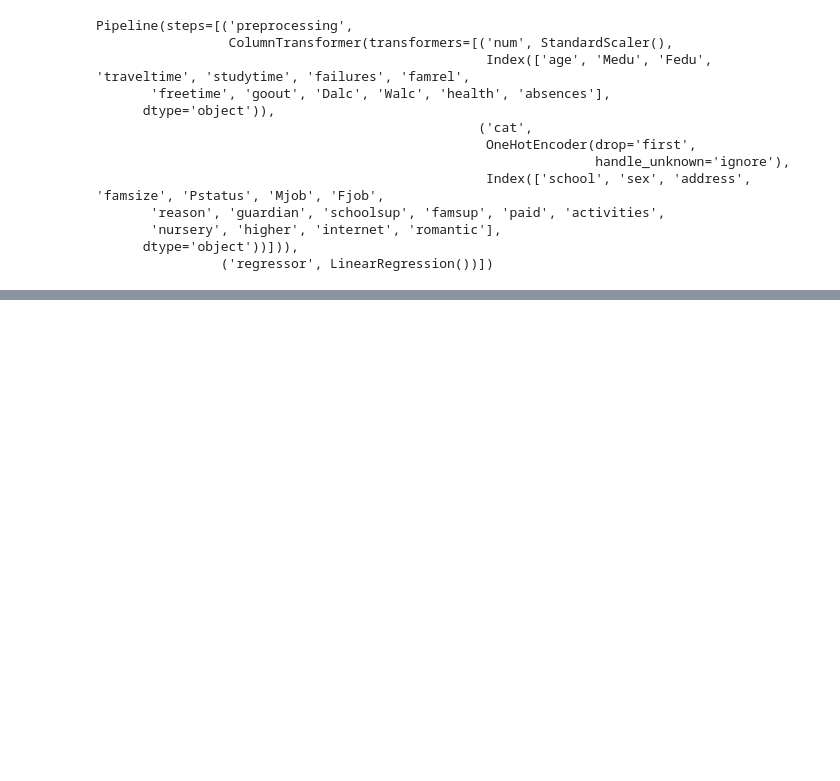
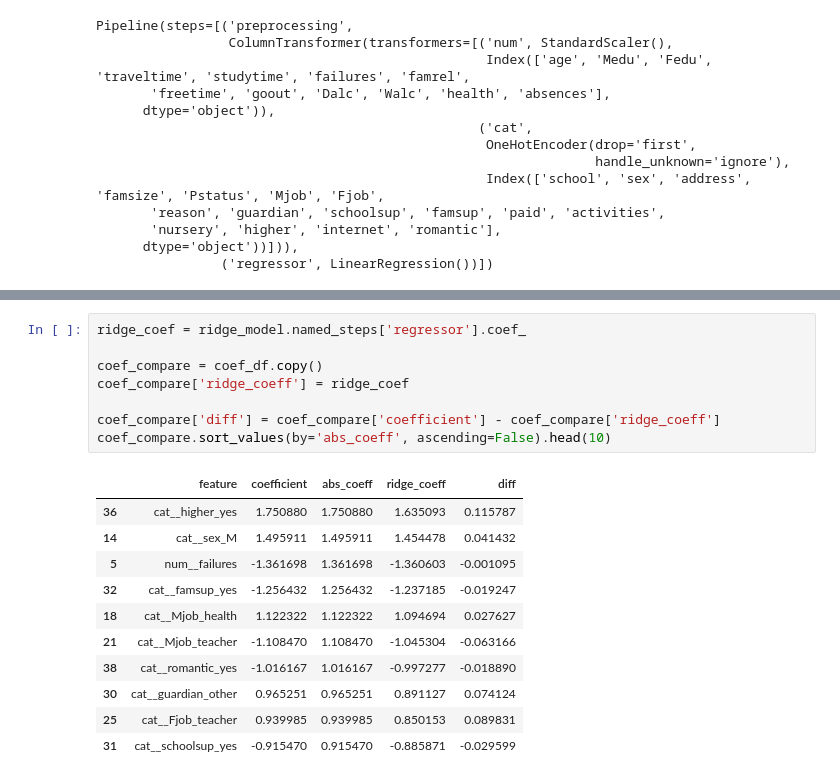
Before and after one commit to Fantom-1/ML-Diaries, a Jupyter notebook: MLDiaries04_StudentPerformance/student_performance.ipynb, the cells around one changed output, grey strips where cells are left out. Drawn from its saved outputs; the diff is of its cells as text; blank space fills up the shorter version.

```diff
--- a/MLDiaries04_StudentPerformance/student_performance.ipynb
+++ b/MLDiaries04_StudentPerformance/student_performance.ipynb
@@ -182,0 +312,20 @@ Pipeline(steps=[('preprocessing',
+# %%
+ridge_coef = ridge_model.named_steps['regressor'].coef_
+
+coef_compare = coef_df.copy()
+coef_compare['ridge_coeff'] = ridge_coef
+
+coef_compare['diff'] = coef_compare['coefficient'] - coef_compare['ridge_coeff']
+coef_compare.sort_values(by='abs_coeff', ascending=False).head(10)
+# %% [output]
+|  | feature | coefficient | abs_coeff | ridge_coeff | diff |
+| 36 | cat__higher_yes | 1.750880 | 1.750880 | 1.635093 | 0.115787 |
+| 14 | cat__sex_M | 1.495911 | 1.495911 | 1.454478 | 0.041432 |
+| 5 | num__failures | -1.361698 | 1.361698 | -1.360603 | -0.001095 |
+| 32 | cat__famsup_yes | -1.256432 | 1.256432 | -1.237185 | -0.019247 |
+| 18 | cat__Mjob_health | 1.122322 | 1.122322 | 1.094694 | 0.027627 |
+| 21 | cat__Mjob_teacher | -1.108470 | 1.108470 | -1.045304 | -0.063166 |
+| 38 | cat__romantic_yes | -1.016167 | 1.016167 | -0.997277 | -0.018890 |
+| 30 | cat__guardian_other | 0.965251 | 0.965251 | 0.891127 | 0.074124 |
+| 25 | cat__Fjob_teacher | 0.939985 | 0.939985 | 0.850153 | 0.089831 |
+| 31 | cat__schoolsup_yes | -0.915470 | 0.915470 | -0.885871 | -0.029599 |
```
Also changed, not shown: parts of 37 cells of this notebook, 2 other files.
